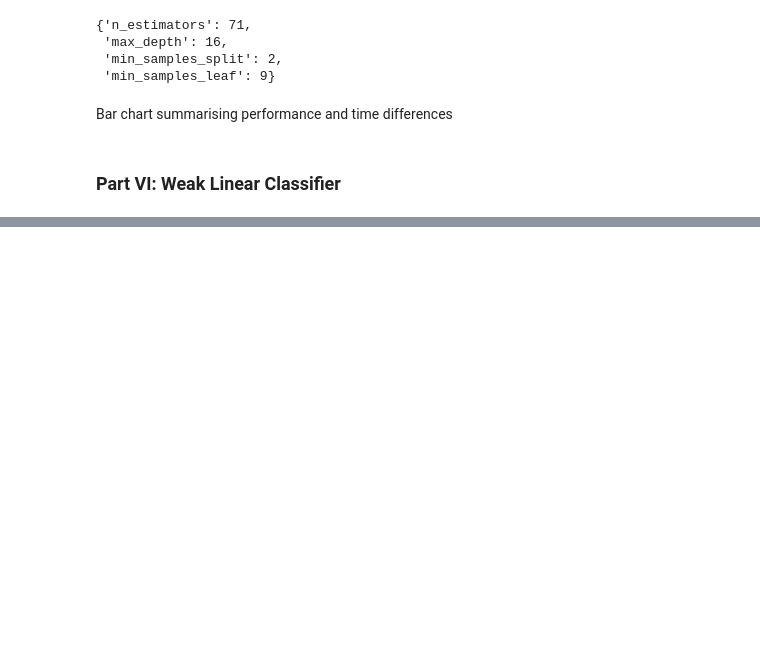
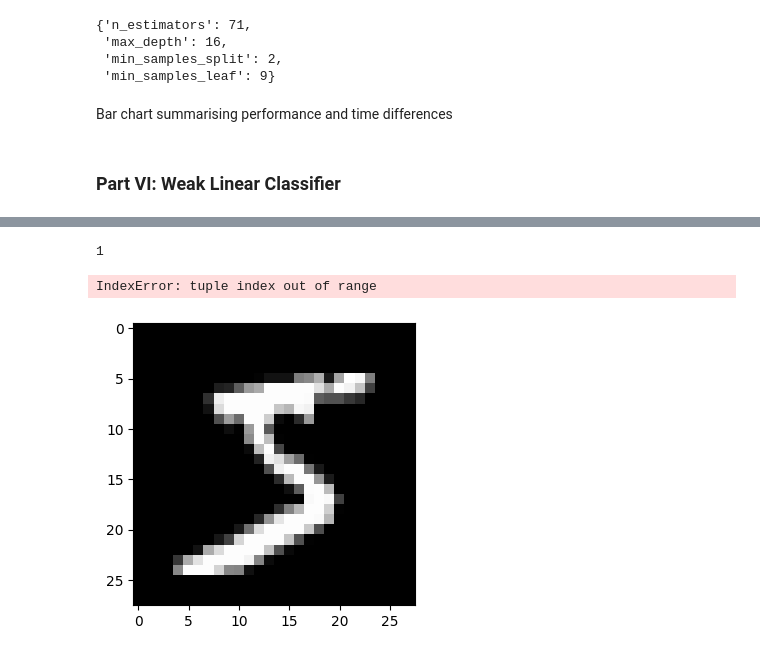
Before and after one commit to S-Nazem/MNIST_addition, a Jupyter notebook: MNIST_addition_dev.ipynb, the cells around one changed output, grey strips where cells are left out. Cells and saved outputs as stored; diff of their text form; code cells hidden in the pictures; blank space fills up the shorter version.

```diff
--- a/MNIST_addition_dev.ipynb
+++ b/MNIST_addition_dev.ipynb
@@ -1916,0 +1949,9 @@ Bar chart summarising performance and time differences
+# %%
+len(train_image_single)
+# %% [output]
+1
+# %%
+show_images_side_by_side(0, train_image_single, val_image_single, val_label_single)
+# %% [output]
+IndexError: tuple index out of range
+[figure, added]
```
Also changed, not shown: parts of 5 cells of this notebook, 1 other file.
